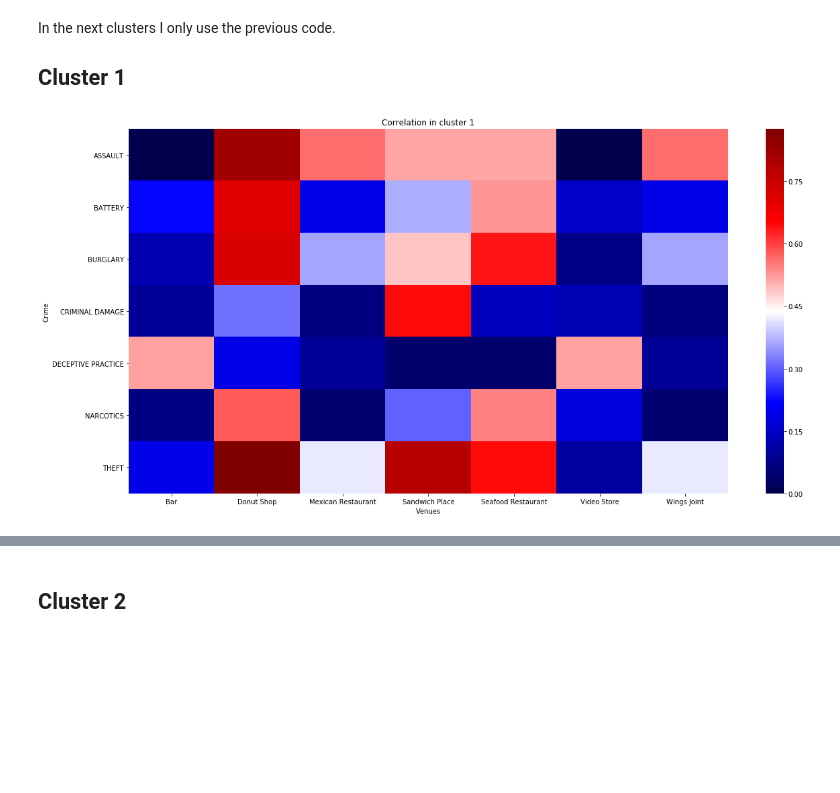
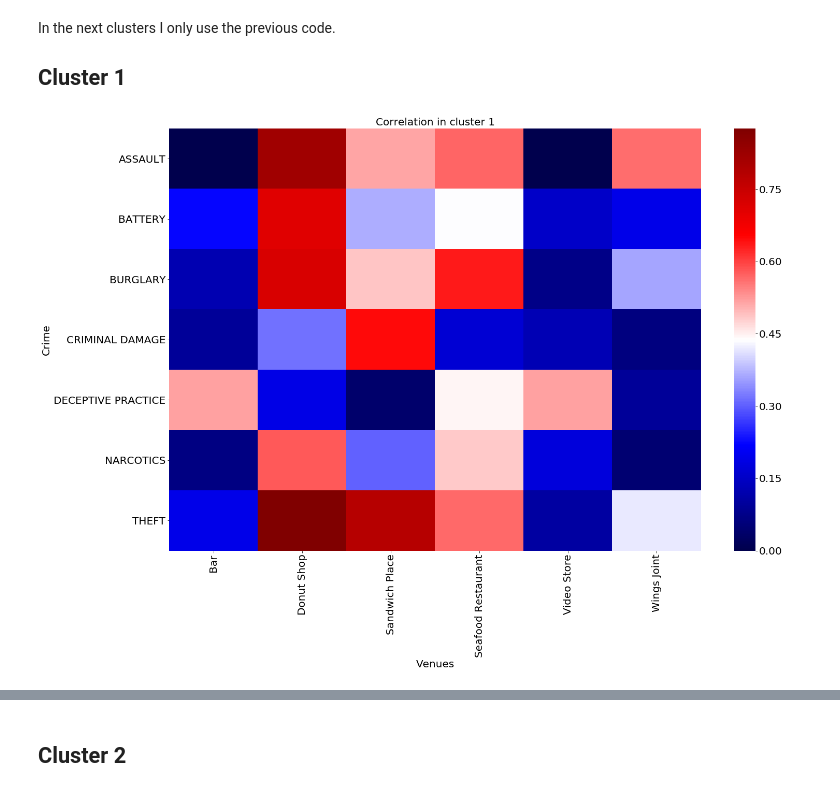
Before and after one commit to JG-AM/Coursera_Capstone, a Jupyter notebook: Final-Project. Correlations of crime and land use in Chicago.ipynb, the cells around one changed output, grey strips where cells are left out. Cells and saved outputs as stored; diff of their text form; code cells hidden in the pictures; blank space fills up the shorter version.

```diff
--- a/Final-Project. Correlations of crime and land use in Chicago.ipynb
+++ b/Final-Project. Correlations of crime and land use in Chicago.ipynb
@@ -212,9 +212,10 @@ for k in K:
 # %%
 plt.figure(figsize=(16,8))
 plt.plot(K, distortions, 'bo-')
-plt.xlabel('k')
-plt.ylabel('Distortion')
-plt.title('The Elbow Method showing the optimal k')
+plt.xlabel('k',size=20)
+plt.ylabel('Distortion',size=20)
+plt.title('The Elbow Method showing the optimal k', size=20)
 plt.savefig("Elbow_method.png")
+plt.rc('axes', labelsize=20)
 plt.show()
 # %% [output]
@@ -592,10 +597,10 @@ I write the "x" axis
 x_axis=[]
 maximum_per_crime=3
 for j in crimes_column:
-    common_venues=np.abs(correlation_crime_0[j][2:221]).sort_values(ascending=False)[:5].index
+    common_venues=np.abs(correlation_crime_0[j][2:217]).sort_values(ascending=False)[:5].index
     x_axis.append(common_venues[0])
     for i in range(1,maximum_per_crime):
-        if np.abs(correlation_crime_0[j][2:221]).sort_values(ascending=False)[i]>0.5:
+        if np.abs(correlation_crime_0[j][2:217]).sort_values(ascending=False)[i]>0.5:
             x_axis.append(common_venues[i])
 
 #Eliminate all possible duplicates
@@ -654,10 +659,10 @@ In the next clusters I only use the previous code.
 x_axis_1=[]
 maximum_per_crime=3
 for j in crimes_column:
-    common_venues=np.abs(correlation_crime_1[j][2:221]).sort_values(ascending=False)[:5].index
+    common_venues=np.abs(correlation_crime_1[j][2:217]).sort_values(ascending=False)[:5].index
     x_axis_1.append(common_venues[0])
     for i in range(1,maximum_per_crime):
-        if np.abs(correlation_crime_1[j][2:221]).sort_values(ascending=False)[i]>0.5:
+        if np.abs(correlation_crime_1[j][2:217]).sort_values(ascending=False)[i]>0.5:
             x_axis_1.append(common_venues[i])
 
 #Eliminate all possible duplicates
@@ -672,13 +677,13 @@ for i in range(len(column_venues_1)):
 heatmap_crimes_venues_1=pd.DataFrame({"Crime":column_crimes_1,"Venues":column_venues_1,"Correlations":column_correlation_1})
 heatmap_crimes_venues_1=heatmap_crimes_venues_1.pivot("Crime","Venues","Correlations")
 # %%
-fig=plt.figure(figsize=(20,10))
+fig=plt.figure(figsize=(23,15))
 sns.heatmap(heatmap_crimes_venues_1, cmap="seismic")
-plt.title("Correlation in cluster 1")
+plt.title("Correlation in cluster 1",size=20)
 plt.savefig("Heatmap_cluster_1.png")
 plt.show()
 # %% [output]
-[figure, old version]
+[figure, new version]
 # %%
 heatmap_crimes_venues_1.head()
 # %% [output]
```
Also changed, not shown: parts of 17 cells of this notebook, 12 other files.
